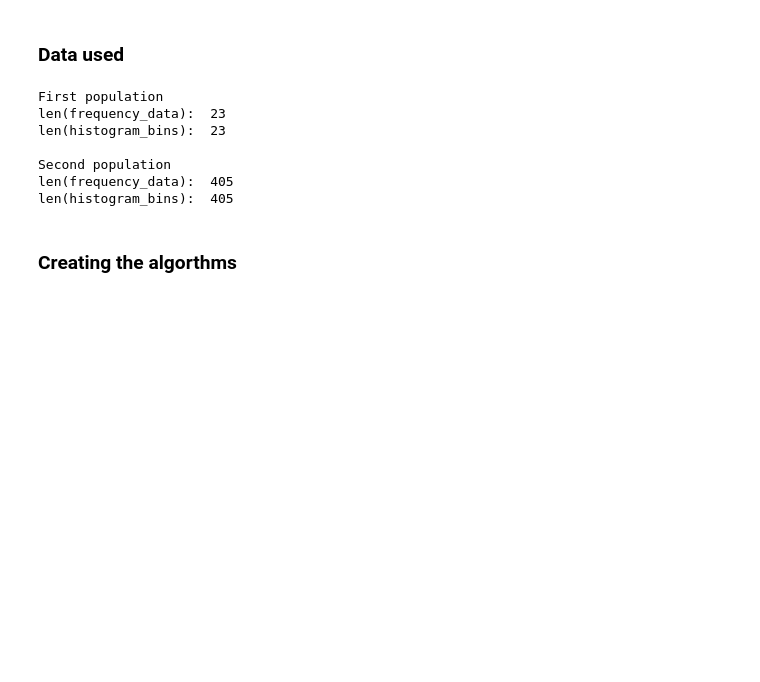
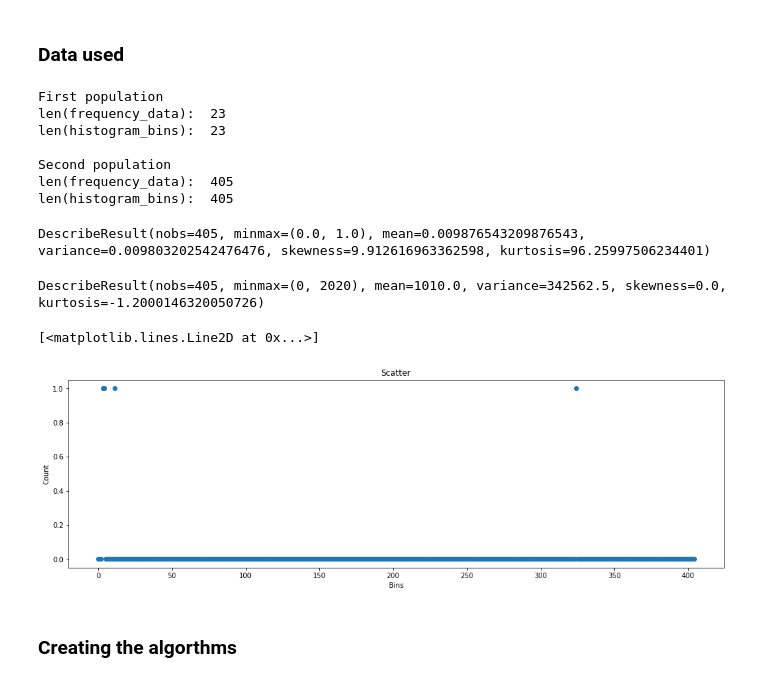
Before and after one commit to g-freire/re_histogram_sparcity_reduction, a Jupyter notebook: Sparcity_Reduction_Relative_Error_Histogram.ipynb, the cells around one changed output. Cells and saved outputs as stored; diff of their text form; code cells hidden in the pictures; blank space fills up the shorter version.

```diff
--- a/Sparcity_Reduction_Relative_Error_Histogram.ipynb
+++ b/Sparcity_Reduction_Relative_Error_Histogram.ipynb
@@ -43,3 +47,21 @@ len(histogram_bins):  405
+# %%
+stats.describe(a)
+# %% [output]
+DescribeResult(nobs=405, minmax=(0.0, 1.0), mean=0.009876543209876543, variance=0.009803202542476476, skewness=9.912616963362598, kurtosis=96.25997506234401)
+# %%
+stats.describe(b)
+# %% [output]
+DescribeResult(nobs=405, minmax=(0, 2020), mean=1010.0, variance=342562.5, skewness=0.0, kurtosis=-1.2000146320050726)
+# %%
+import matplotlib.pyplot as plt
+plt.figure(figsize=(17,5))
+plt.ylabel('Count')
+plt.xlabel('Bins')
+plt.title('Scatter')
+plt.plot(a, 'o')
+# %% [output]
+[<matplotlib.lines.Line2D at 0x...>]
+[figure, added]
 # %% [markdown]
 ### Creating the algorthms
 # %%
```
Also changed, not shown: parts of 9 cells of this notebook.
